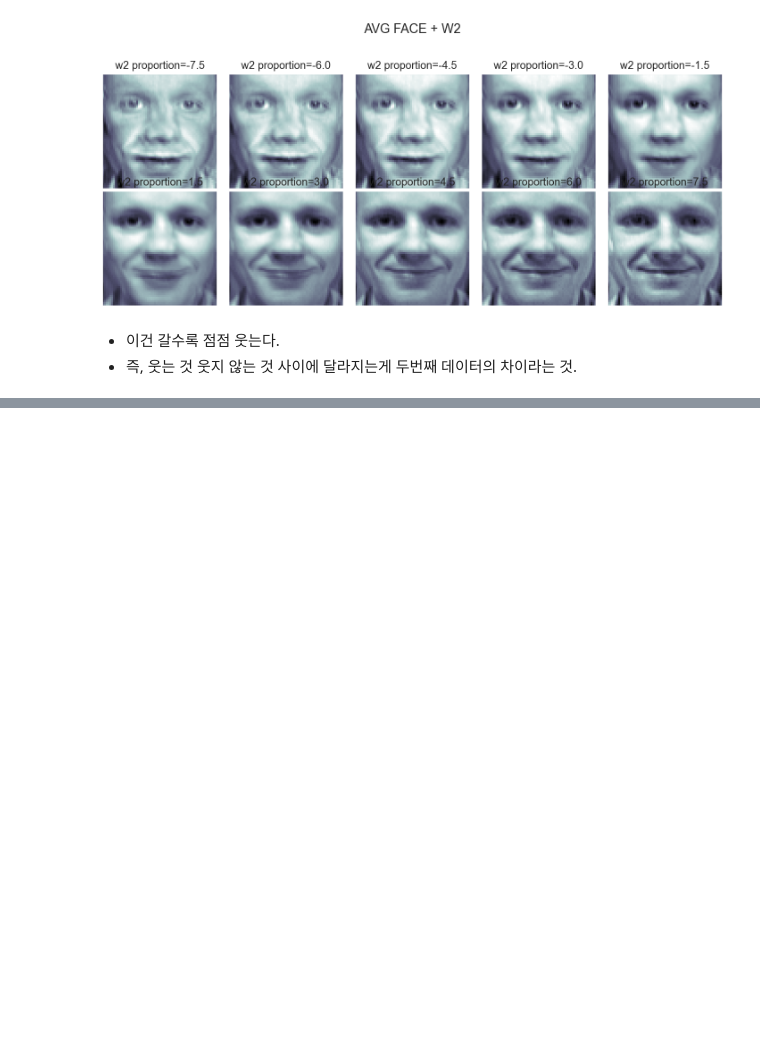
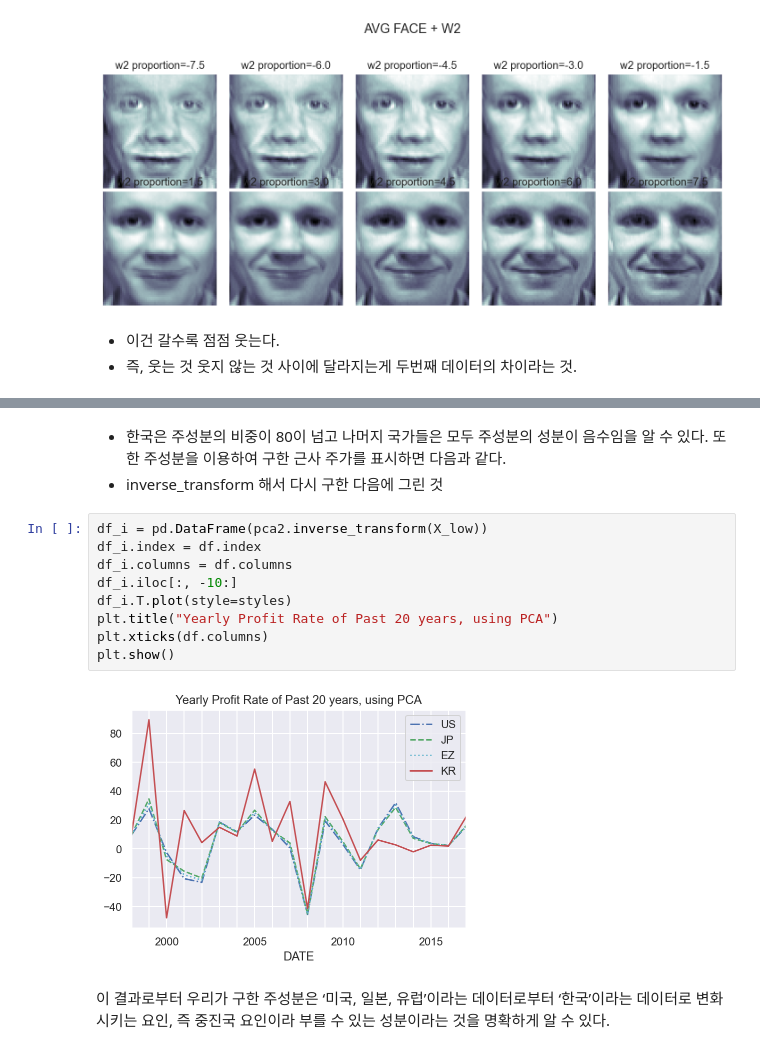
Before and after one commit to saanghyuk/0B-python, a Jupyter notebook: math/P_225_PCA.ipynb, the cells around one changed output, grey strips where cells are left out. Cells and saved outputs as stored; diff of their text form; blank space fills up the shorter version.

```diff
--- a/math/P_225_PCA.ipynb
+++ b/math/P_225_PCA.ipynb
@@ -422,0 +523,16 @@ plt.show()
+# %% [markdown]
+- 한국은 주성분의 비중이 80이 넘고 나머지 국가들은 모두 주성분의 성분이 음수임을 알 수 있다. 또한 주성분을 이용하여 구한 근사 주가를 표시하면 다음과 같다.
+- inverse_transform 해서 다시 구한 다음에 그린 것
+# %%
+df_i = pd.DataFrame(pca2.inverse_transform(X_low))
+df_i.index = df.index
+df_i.columns = df.columns
+df_i.iloc[:, -10:]
+df_i.T.plot(style=styles)
+plt.title("Yearly Profit Rate of Past 20 years, using PCA")
+plt.xticks(df.columns)
+plt.show()
+# %% [output]
+[figure, added]
+# %% [markdown]
+이 결과로부터 우리가 구한 주성분은 ‘미국, 일본, 유럽’이라는 데이터로부터 ‘한국’이라는 데이터로 변화시키는 요인, 즉 중진국 요인이라 부를 수 있는 성분이라는 것을 명확하게 알 수 있다.
```
Also changed, not shown: parts of 23 cells of this notebook.
